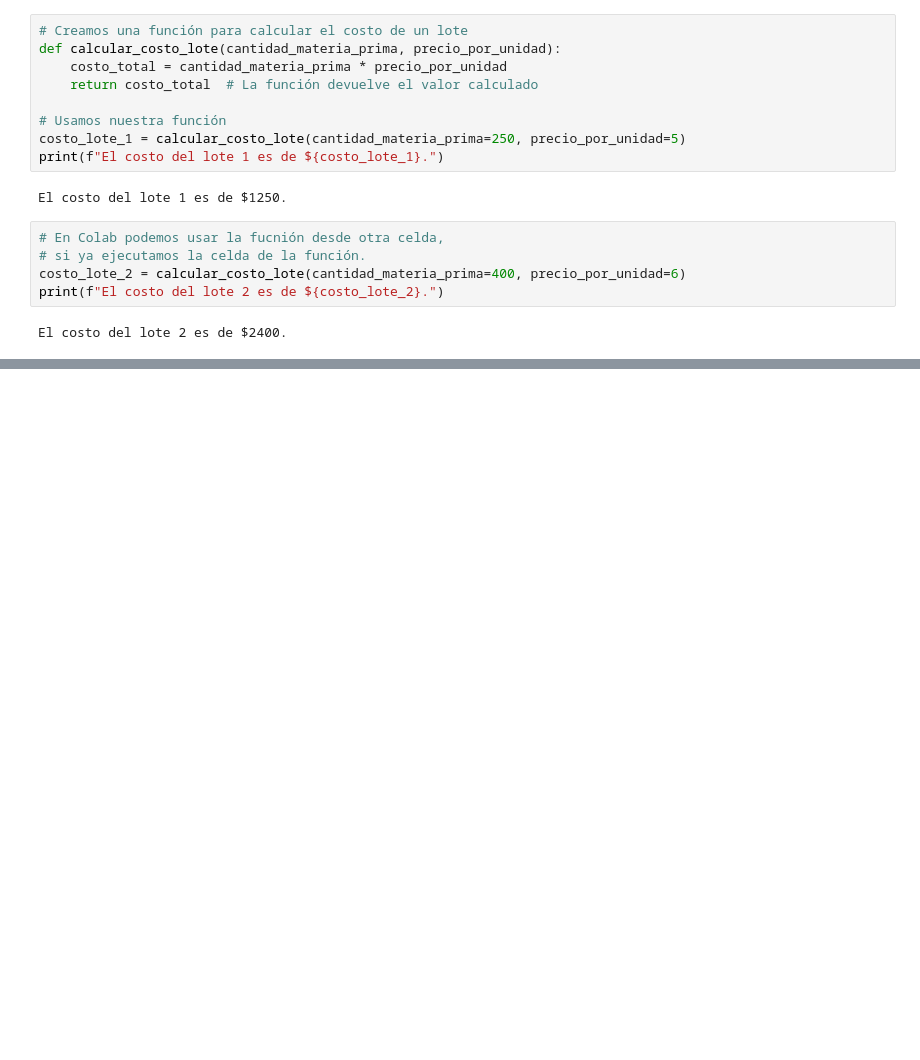
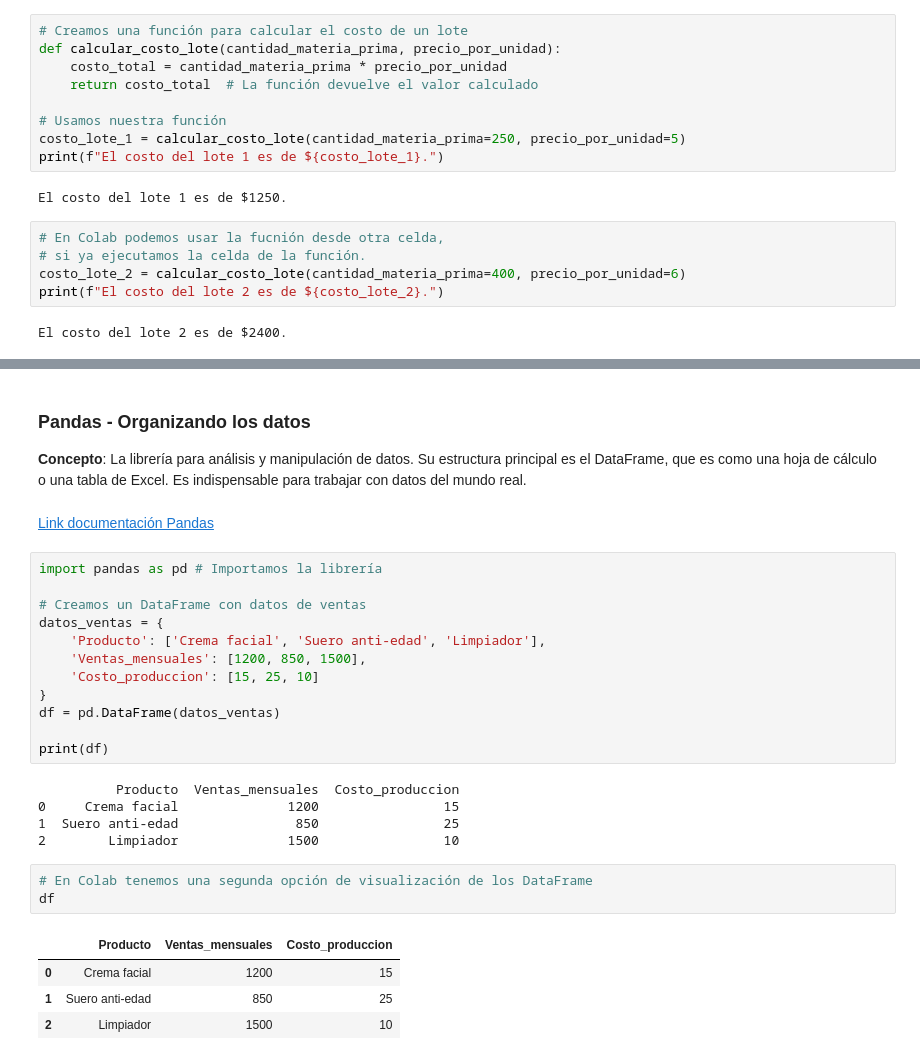
Before and after one commit to Nram94/simulacion-modelacion-python, a Jupyter notebook: Semana01_Introduccion.ipynb, the cells around one changed output, grey strips where cells are left out. Drawn from its saved outputs; the diff is of its cells as text; blank space fills up the shorter version.

```diff
--- a/Semana01_Introduccion.ipynb
+++ b/Semana01_Introduccion.ipynb
@@ -135,0 +157,30 @@ El costo del lote 2 es de $2400.
+# %% [markdown]
+### Pandas - Organizando los datos
+**Concepto**: La librería para análisis y manipulación de datos. Su estructura principal es el DataFrame, que es como una hoja de cálculo o una tabla de Excel. Es indispensable para trabajar con datos del mundo real.
+# %% [markdown]
+[Link documentación Pandas](https://pandas.pydata.org/docs)
+# %%
+import pandas as pd # Importamos la librería
+
+# Creamos un DataFrame con datos de ventas
+datos_ventas = {
+    'Producto': ['Crema facial', 'Suero anti-edad', 'Limpiador'],
+    'Ventas_mensuales': [1200, 850, 1500],
+    'Costo_produccion': [15, 25, 10]
+}
+df = pd.DataFrame(datos_ventas)
+
+print(df)
+# %% [output]
+          Producto  Ventas_mensuales  Costo_produccion
+0     Crema facial              1200                15
+1  Suero anti-edad               850                25
+2        Limpiador              1500                10
+# %%
+# En Colab tenemos una segunda opción de visualización de los DataFrame
+df
+# %% [output]
+|  | Producto | Ventas_mensuales | Costo_produccion |
+| 0 | Crema facial | 1200 | 15 |
+| 1 | Suero anti-edad | 850 | 25 |
+| 2 | Limpiador | 1500 | 10 |
```
Also changed, not shown: parts of 7 cells of this notebook.
